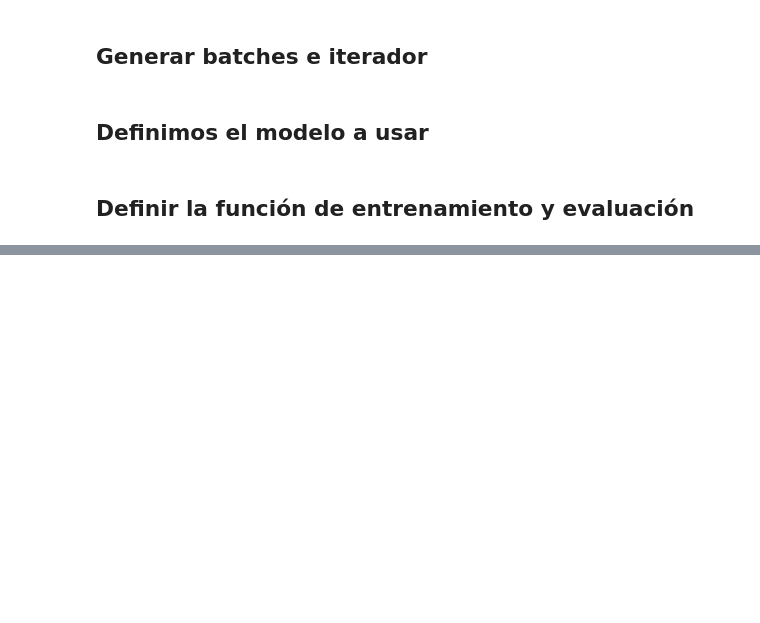
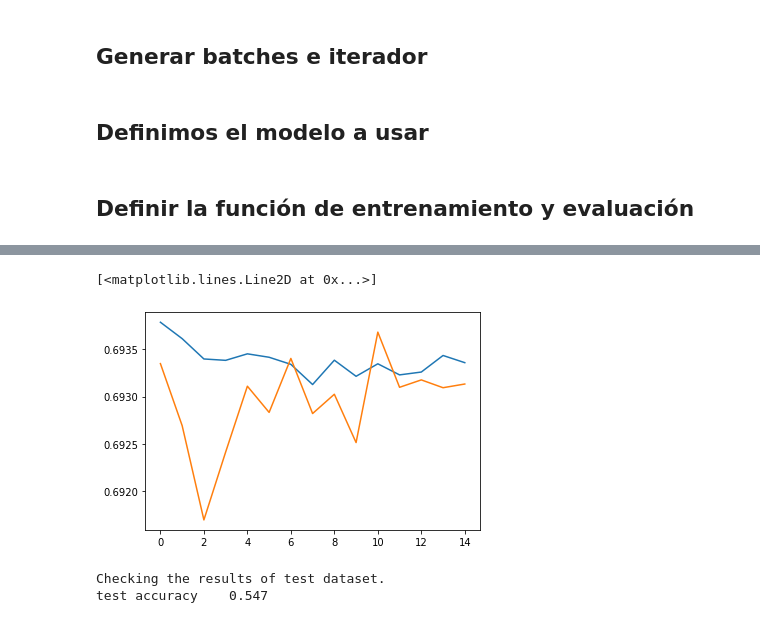
Before and after one commit to ricardokleinklein/NLP_GenMods, a Jupyter notebook: fake_news.ipynb, the cells around one changed output, grey strips where cells are left out. Drawn from its saved outputs; the diff is of its cells as text; code cells hidden in the pictures; blank space fills up the shorter version.

```diff
--- a/fake_news.ipynb
+++ b/fake_news.ipynb
@@ -51,14 +57,15 @@ import torch
 Si la celda inferior fallara, podemos subir el archivo manualmente a Google
 Colab.
 # %%
-df_train = pandas.read_csv('./assets/news_train.csv')
-df_test = pandas.read_csv('./assets/news_test.csv')
+df_train = pandas.read_csv('./tweets_train.csv')
+df_test = pandas.read_csv('./tweets_test.csv')
 
 def news_iterator(tweets, labels):
     for tweet, label in zip(tweets, labels):
         yield (label, tweet)
 
-train_iter = news_iterator(df['tweet'].values, df['label'].values)
+train_iter = news_iterator(df_train['tweet'].values, df_train['label'].values)
+test_iter = news_iterator(df_test['tweet'].values, df_test['label'].values)
 # %% [markdown]
 ## Qué aspecto tienen los datos?
 
@@ -163,8 +186,8 @@ class TextClassificationModel(nn.Module):
         embedded = self.embedding(text, offsets)
         return self.fc(embedded)
 # %%
-model = TextClassificationModel(vocab_size=len(vocab), embed_dim=64,
-                                num_class=2)
+model = TextClassificationModel(vocab_size=len(vocab), embed_dim=8,
+                                num_class=2).to(device)
 # %% [markdown]
 ## Definir la función de entrenamiento y evaluación
 # %%
@@ -175,6 +198,7 @@ def train(dataloader):
     total_acc, total_count = 0, 0
     log_interval = 500
     start_time = time.time()
+    accumulated_loss = []
 
     for idx, (label, text, offsets) in enumerate(dataloader):
         optimizer.zero_grad()
@@ -185,6 +209,7 @@ def train(dataloader):
         optimizer.step()
         total_acc += (predicted_label.argmax(1) == label).sum().item()
         total_count += label.size(0)
+        accumulated_loss.append(loss)
         if idx % log_interval == 0 and idx > 0:
             elapsed = time.time() - start_time
             print('| epoch {:3d} | {:5d}/{:5d} batches '
@@ -192,15 +217,18 @@ def train(dataloader):
                                               total_acc/total_count))
             total_acc, total_count = 0, 0
             start_time = time.time()
+    return torch.mean(torch.stack(accumulated_loss))
 
 def evaluate(dataloader):
     model.eval()
     total_acc, total_count = 0, 0
+    accumulated_loss = []
 
     with torch.no_grad():
         for idx, (label, text, offsets) in enumerate(dataloader):
             predicted_label = model(text, offsets)
             loss = criterion(predicted_label, label)
+            accumulated_loss.append(loss)
             total_acc += (predicted_label.argmax(1) == label).sum().item()
             total_count += label.size(0)
-    return total_acc/total_count
+    return total_acc/total_count, torch.mean(torch.stack(accumulated_loss))
@@ -206,0 +299,15 @@ def evaluate(dataloader):
+# %%
+train_loss = [x.cpu().detach().numpy() for x in train_loss]
+val_loss = [x.cpu().detach().numpy() for x in val_loss]
+plt.plot(train_loss)
+plt.plot(val_loss)
+# %% [output]
+[<matplotlib.lines.Line2D at 0x...>]
+[figure, added]
+# %%
+print('Checking the results of test dataset.')
+accu_test, _ = evaluate(test_dataloader)
+print('test accuracy {:8.3f}'.format(accu_test))
+# %% [output]
+Checking the results of test dataset.
+test accuracy    0.547
```
Also changed, not shown: parts of 6 cells of this notebook.
